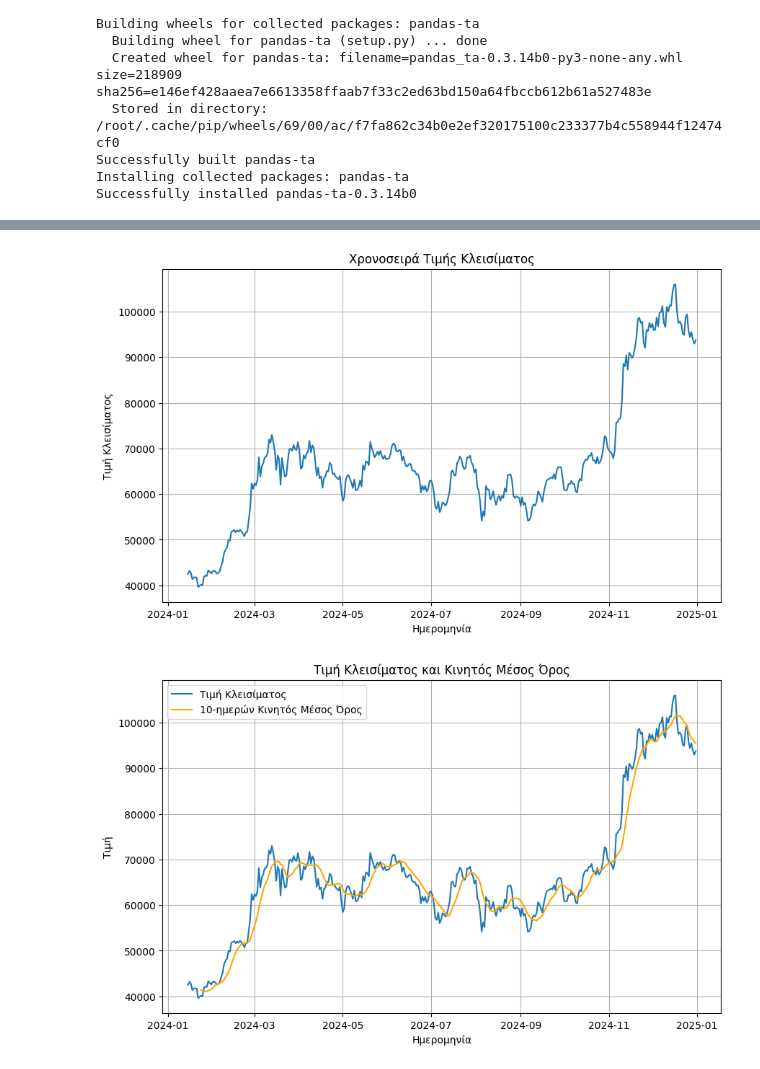
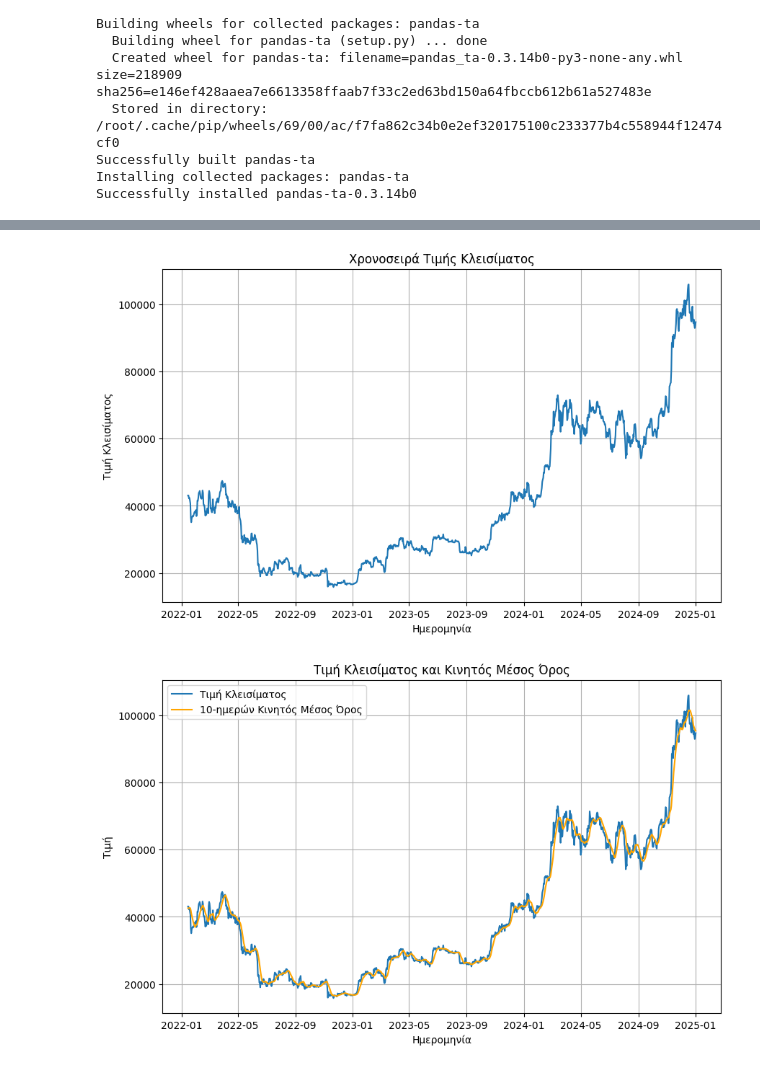
Before and after one commit to chrisaMel/Machine-Learning, a Jupyter notebook: BitCoinApallaktiki.ipynb, the cells around one changed output, grey strips where cells are left out. Drawn from its saved outputs; the diff is of its cells as text; code cells hidden in the pictures.

Commit message:
Made the date into index, normalized data with minmax, dropped data price, open, high, low because of correlation

```diff
--- a/BitCoinApallaktiki.ipynb
+++ b/BitCoinApallaktiki.ipynb
@@ -11,5 +12,5 @@ uploaded = files.upload()
 import pandas as pd
 
 #Διάβασμα του αρχείου και εμφάνηση των 5 πρώτων στηλών
-df = pd.read_csv('BTC_USD Bitfinex Historical Data.csv')
+df = pd.read_csv('BTC_USD Bitfinex Historical Data LargeDataset.csv')
 df.head()
@@ -28,6 +36,8 @@ df['Change %'] = df['Change %'].str.replace('%', '').astype(float)
 
 #Μετατροπή της στήλης Date σε τύπο ημερομηνίας
 df['Date'] = pd.to_datetime(df['Date'], format='%m/%d/%Y')
+df.set_index('Date', inplace=True)
+
 
 # Έλεγχος ότι έγιναν οι επιθυμητές αλλαγές
 print(df.info())
@@ -163,24 +172,23 @@ sns.displot( df['Vol.'], kde = True, bins = 50 )
 # %%
 plt.figure(figsize=(10, 6))
-plt.plot(df['Date'], df['Price'])
+plt.plot(df.index, df['Price'])
 plt.title('Χρονοσειρά Τιμής Κλεισίματος')
 plt.xlabel('Ημερομηνία')
 plt.ylabel('Τιμή Κλεισίματος')
 plt.grid(True)
 plt.show()
 # %% [output]
-[figure, old version]
+[figure, new version]
 # %%
-df['Moving_Average'] = df['Price'].rolling(window=10).mean()
 
 plt.figure(figsize=(10, 6))
-plt.plot(df['Date'], df['Price'], label='Τιμή Κλεισίματος')
-plt.plot(df['Date'], df['Moving_Average'], label='10-ημερών Κινητός Μέσος Όρος', color='orange')
+plt.plot(df.index, df['Price'], label='Τιμή Κλεισίματος')
+plt.plot(df.index, df['MA_10'], label='10-ημερών Κινητός Μέσος Όρος', color='orange')
 plt.title('Τιμή Κλεισίματος και Κινητός Μέσος Όρος')
 plt.xlabel('Ημερομηνία')
 plt.ylabel('Τιμή')
 plt.legend()
 plt.grid(True)
 plt.show()
 # %% [output]
-[figure, old version]
+[figure, new version]
```
Also changed, not shown: parts of 10 cells of this notebook.
